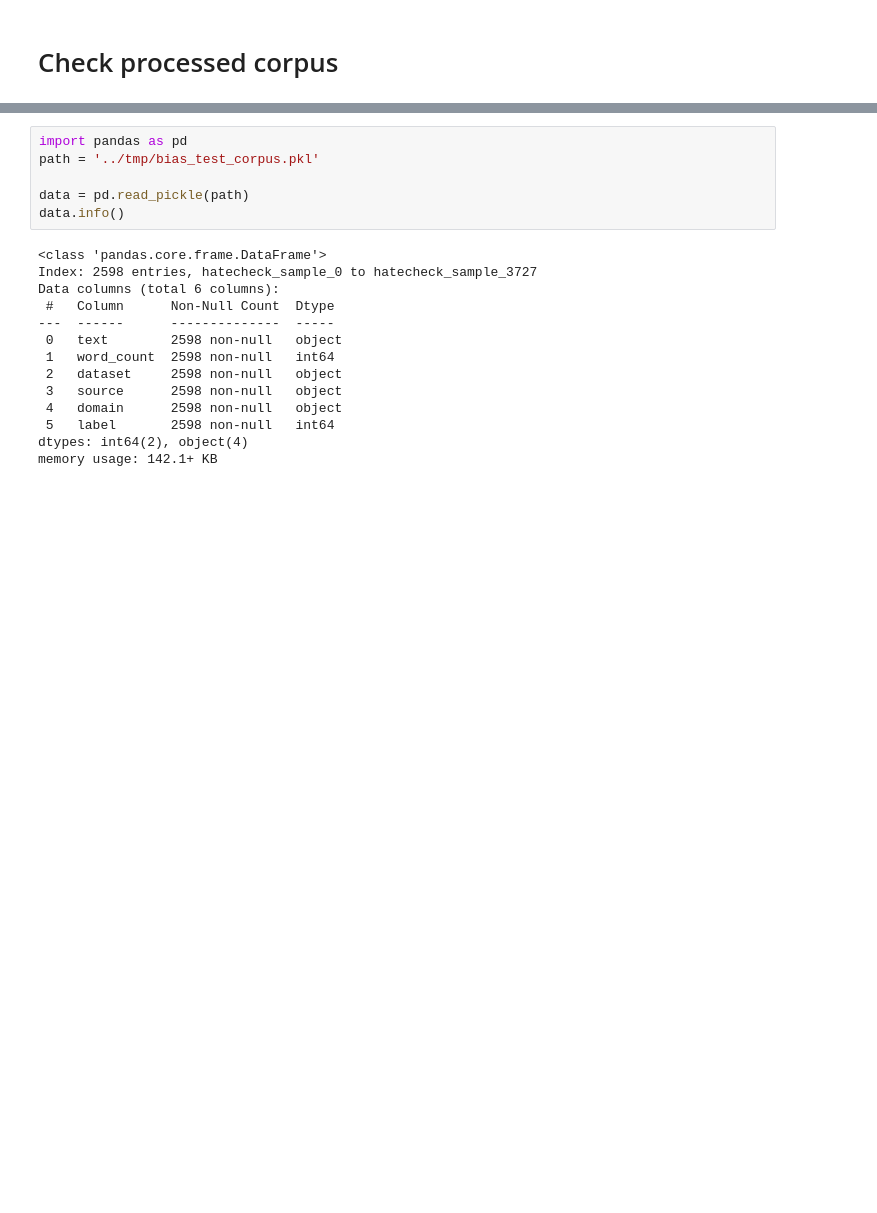
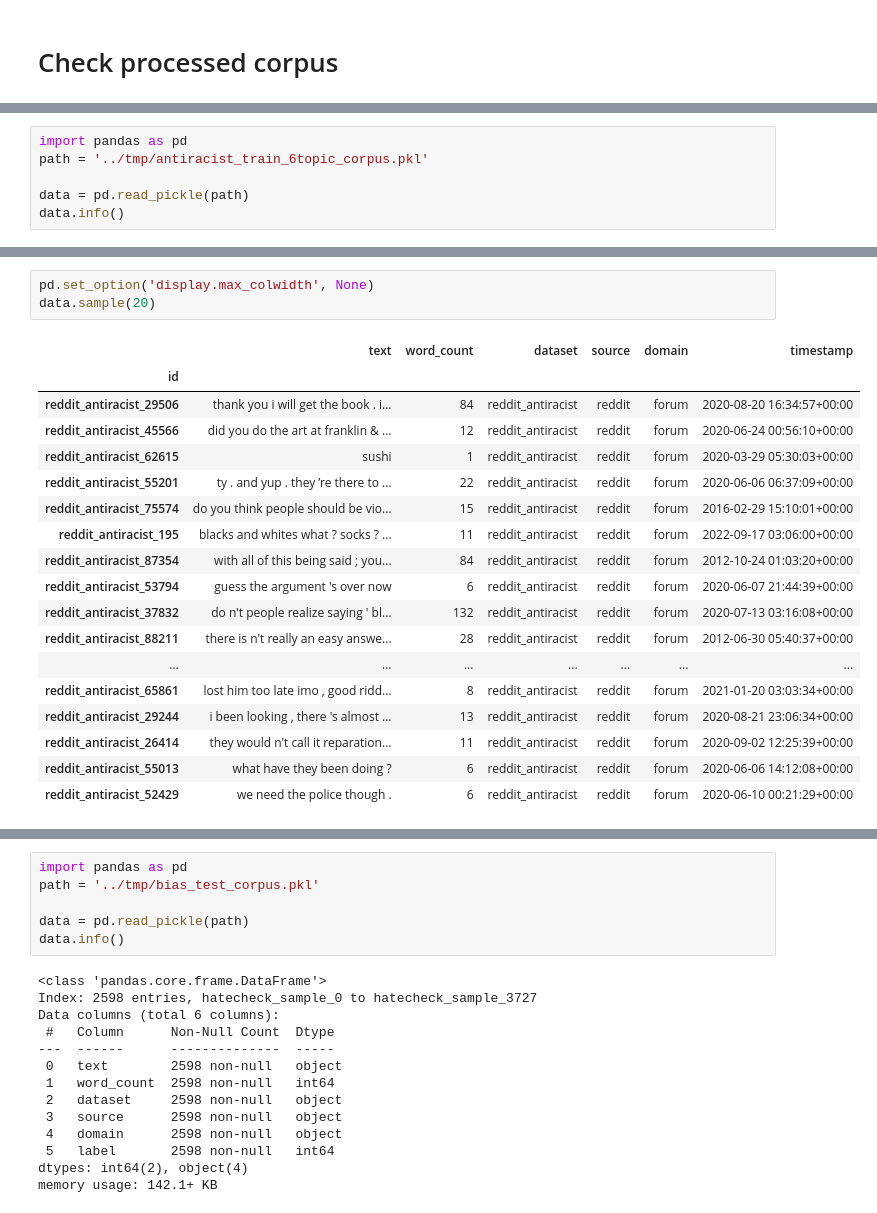
Before and after one commit to michaelmilleryoder/white_supremacist_lang, a Jupyter notebook: jupyter/corpus_stats.ipynb, the cells around one changed output, grey strips where cells are left out. Drawn from its saved outputs; the diff is of its cells as text; blank space fills up the shorter version.

```diff
--- a/jupyter/corpus_stats.ipynb
+++ b/jupyter/corpus_stats.ipynb
@@ -4,0 +5,6 @@
+# %%
+import pandas as pd
+path = '../tmp/antiracist_train_6topic_corpus.pkl'
+
+data = pd.read_pickle(path)
+data.info()
@@ -4,0 +32,22 @@
+# %%
+pd.set_option('display.max_colwidth', None)
+data.sample(20)
+# %% [output]
+|  | text | word_count | dataset | source | domain | timestamp |
+| id |  |  |  |  |  |  |
+| reddit_antiracist_29506 | thank you i will get the book . i... | 84 | reddit_antiracist | reddit | forum | 2020-08-20 16:34:57+00:00 |
+| reddit_antiracist_45566 | did you do the art at franklin & ... | 12 | reddit_antiracist | reddit | forum | 2020-06-24 00:56:10+00:00 |
+| reddit_antiracist_62615 | sushi | 1 | reddit_antiracist | reddit | forum | 2020-03-29 05:30:03+00:00 |
+| reddit_antiracist_55201 | ty . and yup . they ’re there to ... | 22 | reddit_antiracist | reddit | forum | 2020-06-06 06:37:09+00:00 |
+| reddit_antiracist_75574 | do you think people should be vio... | 15 | reddit_antiracist | reddit | forum | 2016-02-29 15:10:01+00:00 |
+| reddit_antiracist_195 | blacks and whites what ? socks ? ... | 11 | reddit_antiracist | reddit | forum | 2022-09-17 03:06:00+00:00 |
+| reddit_antiracist_87354 | with all of this being said ; you... | 84 | reddit_antiracist | reddit | forum | 2012-10-24 01:03:20+00:00 |
+| reddit_antiracist_53794 | guess the argument 's over now | 6 | reddit_antiracist | reddit | forum | 2020-06-07 21:44:39+00:00 |
+| reddit_antiracist_37832 | do n't people realize saying ' bl... | 132 | reddit_antiracist | reddit | forum | 2020-07-13 03:16:08+00:00 |
+| reddit_antiracist_88211 | there is n't really an easy answe... | 28 | reddit_antiracist | reddit | forum | 2012-06-30 05:40:37+00:00 |
+| ... | ... | ... | ... | ... | ... | ... |
+| reddit_antiracist_65861 | lost him too late imo , good ridd... | 8 | reddit_antiracist | reddit | forum | 2021-01-20 03:03:34+00:00 |
+| reddit_antiracist_29244 | i been looking , there 's almost ... | 13 | reddit_antiracist | reddit | forum | 2020-08-21 23:06:34+00:00 |
+| reddit_antiracist_26414 | they would n't call it reparation... | 11 | reddit_antiracist | reddit | forum | 2020-09-02 12:25:39+00:00 |
+| reddit_antiracist_55013 | what have they been doing ? | 6 | reddit_antiracist | reddit | forum | 2020-06-06 14:12:08+00:00 |
+| reddit_antiracist_52429 | we need the police though . | 6 | reddit_antiracist | reddit | forum | 2020-06-10 00:21:29+00:00 |
```
Also changed, not shown: parts of 5 cells of this notebook.
